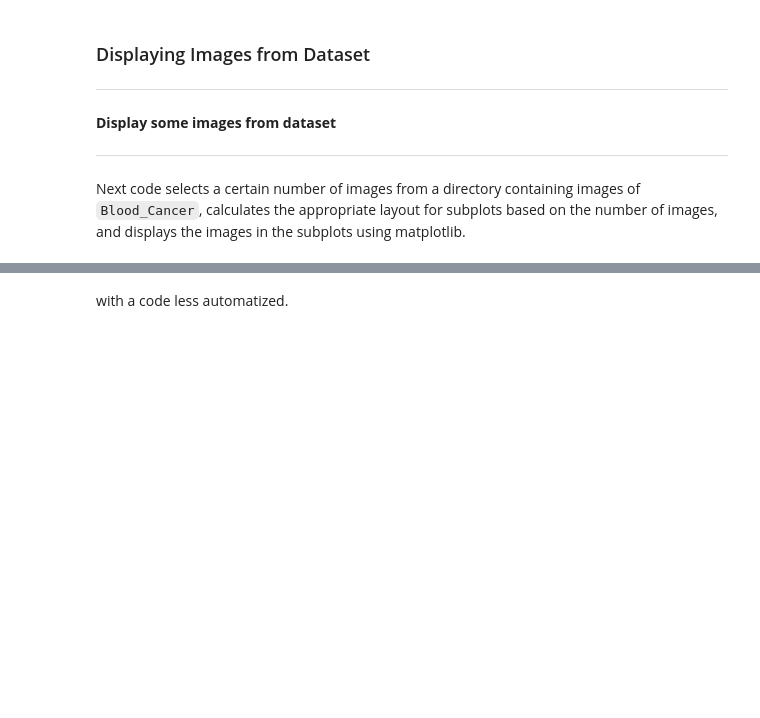
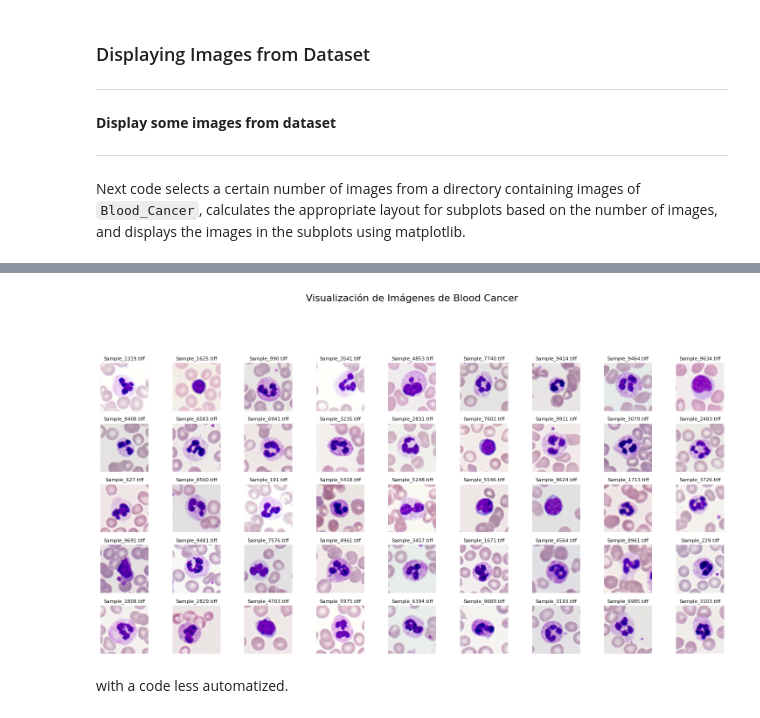
Before and after one commit to Joaquinsolano77/PIM_2, a Jupyter notebook: NB4-01 Biomedical Imaging Datasets.ipynb, the cells around one changed output, grey strips where cells are left out. Drawn from its saved outputs; the diff is of its cells as text; code cells hidden in the pictures; blank space fills up the shorter version.

```diff
--- a/NB4-01 Biomedical Imaging Datasets.ipynb
+++ b/NB4-01 Biomedical Imaging Datasets.ipynb
@@ -813,2 +803,72 @@ plt.show()
+# %%
+#CODIGO MEJORADO CON INCLUSION DE VERIFICACION DE ERROR
+
+import os
+import matplotlib.pyplot as plt
+from matplotlib.image import imread
+
+# Contexto y Antecedentes
+# Este script está diseñado para cargar y visualizar un conjunto de imágenes almacenadas en un directorio.
+# En este caso, usaremos imágenes de un conjunto de datos llamado "Blood_Cancer" (nombre de ejemplo).
+# Estas imágenes pueden ser utilizadas para análisis visuales en estudios médicos o educativos.
+
+# **Configuración del Directorio de Imágenes**
+directory = "Blood_Cancer"  # Directorio donde están almacenadas las imágenes
+
+# **Comprobación de Errores y Carga de Imágenes**
+try:
+    # Listar archivos en el directorio
+    files = os.listdir(directory)
+
+    # Filtrar archivos que correspondan a imágenes (ajustable según las extensiones necesarias)
+    image_files = [file for file in files if file.lower().endswith(('.png', '.jpg', '.jpeg', '.tiff'))]
+
+    # Verificar si se encontraron imágenes
+    if not image_files:
+        raise FileNotFoundError(f"No se encontraron archivos de imagen en el directorio '{directory}'.")
+
+except FileNotFoundError as fnf_error:
+    print(f"Error: {fnf_error}")
+except Exception as e:
+    print(f"Se produjo un error inesperado: {e}")
+else:
+    # **Configuración para Visualización**
+    num_images = min(45, len(image_files))  # Máximo número de imágenes a mostrar
+    divisors = [i for i in range(1, num_images + 1) if num_images % i == 0]
+    center = len(divisors) // 2 - 1 if len(divisors) % 2 == 0 and len(divisors) > 1 else len(divisors) // 2
+    rows = divisors[center]
+    columns = num_images // rows if num_images > 1 else 1
+
+    # **Visualización Mejorada**
+    fig, axs = plt.subplots(rows, columns, figsize=(15, 8))
+    fig.suptitle("Visualización de Imágenes de Blood Cancer", fontsize=16, y=1.05)
+
+    for i, image in enumerate(image_files[:num_images]):
+        image_path = os.path.join(directory, image)
+
+        try:
+            img = imread(image_path)
+        except IOError:
+            print(f"Error al abrir la imagen {image}. Se omitirá en la visualización.")
+            continue
+
+        row, column = divmod(i, columns)
+
+        # Verificar si hay una sola fila o columna en axs
+        if rows == 1 or columns == 1:
+            axs[i].imshow(img)
+            axs[i].axis('off')
+            axs[i].set_title(image, fontsize=8)
+        else:
+            axs[row, column].imshow(img)
+            axs[row, column].axis('off')
+            axs[row, column].set_title(image, fontsize=8)
+
+    # Ajustar diseño de la visualización
+    plt.tight_layout()
+    plt.subplots_adjust(top=0.85)  # Espacio para el título principal
+    plt.show()
+# %% [output]
+[figure, added]
 # %% [markdown]
 with a code less automatized.
```
Also changed, not shown: parts of 21 cells of this notebook.
